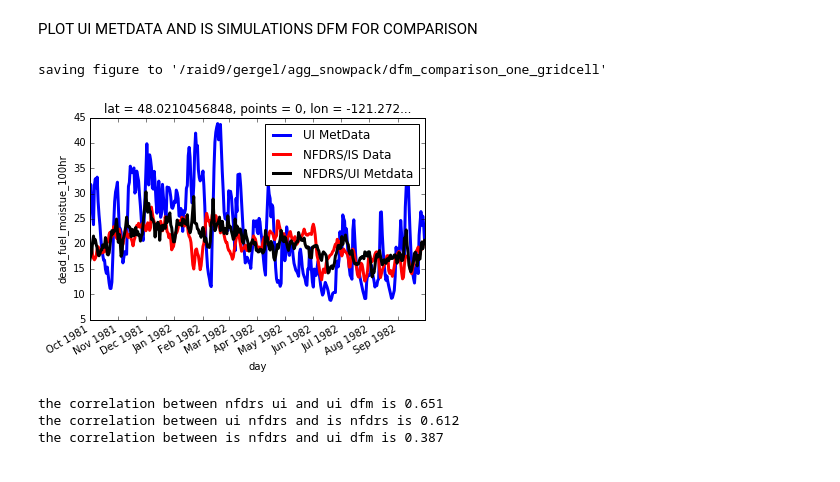
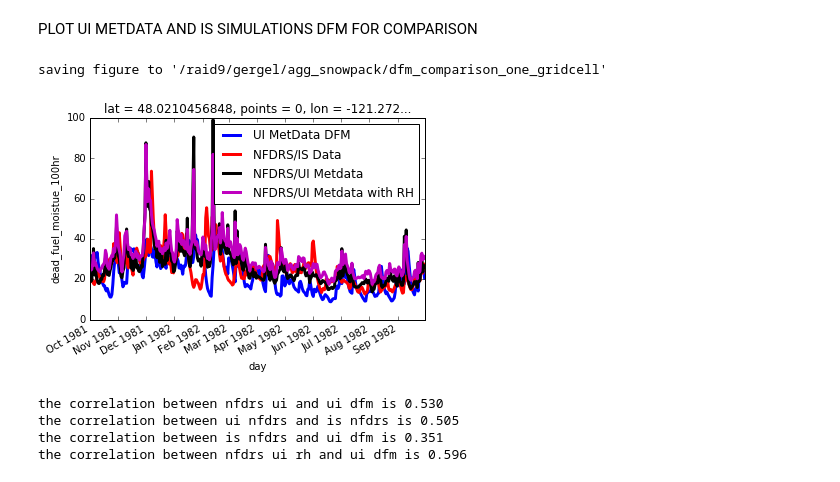
Before and after one commit to XUEYANZHANG9/IS_snowfire, a Jupyter notebook: calc_dfm_gridcell.ipynb, the cells around one changed output. Cells and saved outputs as stored; diff of their text form; code cells hidden in the pictures.

Commit message:
add relative humidity from metdata to compare with derived fields

```diff
--- a/calc_dfm_gridcell.ipynb
+++ b/calc_dfm_gridcell.ipynb
@@ -31,9 +31,19 @@ def estimate_emc(RH,T):
         EMC = 21.0606 + (0.005565*(RH**2)) - (0.00035*RH*T) - (0.483199*RH)
     return(EMC)
 
+def estimate_emc_rh(RH,T):
+    if RH.relative_humidity < 10:
+        EMC = 0.03229 + (0.281073 * RH.relative_humidity) - (0.000578 * T * RH.relative_humidity)
+    elif RH.relative_humidity >= 10 and RH.relative_humidity <= 50:
+        EMC = 2.22749 + (0.160107*RH.relative_humidity) - (0.014784*T)
+    else:
+        EMC = 21.0606 + (0.005565*(RH.relative_humidity**2)) - (0.00035*RH.relative_humidity*T) - (0.483199*RH.relative_humidity)
+    return(EMC)
+
+
 def nfdrs_climate_class(lon):
     ## use eastern boundary of the Cascades to delineate (this might need refinement)
-    if lon > -122.5:
+    if lon > -120.5:
         climate_class = 2
         wetrat = 0.25
     else:
@@ -223,6 +235,18 @@ tmax_file2 = "tmmx_%s.nc" % "1982"
 tmax_full1 = xray.open_dataset(os.path.join(direc,tmax_file1)) ## load tmax
 tmax_full2 = xray.open_dataset(os.path.join(direc,tmax_file2)) ## load tmax
 tmax_full = xray.concat([tmax_full1,tmax_full2], dim='day')
+
+rhmin_file1 = "rmin_%s.nc" % "1981"
+rhmin_file2 = "rmin_%s.nc" % "1982"
+rhmin_full1 = xray.open_dataset(os.path.join(direc,rhmin_file1)) ## load rhmin
+rhmin_full2 = xray.open_dataset(os.path.join(direc,rhmin_file2))
+rhmin_full = xray.concat([rhmin_full1,rhmin_full2], dim='day')
+
+rhmax_file1 = "rmax_%s.nc" % "1981"
+rhmax_file2 = "rmax_%s.nc" % "1982"
+rhmax_full1 = xray.open_dataset(os.path.join(direc,rhmax_file1)) ## load rhmin
+rhmax_full2 = xray.open_dataset(os.path.join(direc,rhmax_file2))
+rhmax_full = xray.concat([rhmax_full1,rhmax_full2], dim='day')
 
 q_file1 = "sph_%s.nc" % "1981"
 q_file2 = "sph_%s.nc" % "1982"
@@ -249,8 +273,9 @@ tmin = tmin_full.isel_points(lon=[lon_ind],lat=[lat_ind])
 tmax = tmax_full.isel_points(lon=[lon_ind],lat=[lat_ind])
 q = q_full.isel_points(lon=[lon_ind],lat=[lat_ind])
 pptamt = pr_full.isel_points(lon=[lon_ind],lat=[lat_ind])
+rhmin = rhmin_full.isel_points(lon=[lon_ind],lat=[lat_ind])
+rhmax = rhmax_full.isel_points(lon=[lon_ind],lat=[lat_ind])
 
-
-del tmin_full,tmax_full, q_full,pr_full
+del tmin_full,tmax_full, q_full,pr_full,rhmin_full,rhmax_full
 gc.collect()
 # %% [output]
@@ -404,43 +478,49 @@ date_range = [tp_start + dt.timedelta(days=i) for i in range(0, (tp_end-tp_start
 
 ui_start = dt.datetime(1980,12,31)
 ui_end = dt.datetime(1982,12,31)
 arr_ui = [ui_start + dt.timedelta(days=i) for i in range(0, (ui_end-ui_start).days)]
 dates_ui = np.asarray(arr_ui)
 
 lon_ind = np.argmin(np.abs(ds.lon - lon))
 lat_ind = np.argmin(np.abs(ds.lat - lat))
 
 lw = 3.0
 
 dfm = ds_full.isel_points(lon=[lon_ind],lat=[lat_ind])
 dfm_sel = dfm.sel(day=slice('1981-10-01', '1982-9-30'))
-dfm_sel['dead_fuel_moistue_100hr'].plot(label='UI MetData',linewidth=lw)
+dfm_sel['dead_fuel_moistue_100hr'].plot(label='UI MetData DFM',linewidth=lw)
 
 plt.plot(date_range,np.asarray(arr_mc100)[(arr_datess >= tp_start) * (arr_datess < tp_end)],color='r',
          label='NFDRS/IS Data',linewidth=lw)
 
 plt.plot(date_range,np.asarray(arr_mc100_ui)[(dates_ui >= tp_start) * (dates_ui < tp_end)],color='k',
          label='NFDRS/UI Metdata',linewidth=lw)
+
+plt.plot(date_range,np.asarray(arr_mc100_ui_rh)[(dates_ui >= tp_start) * (dates_ui < tp_end)],color='m',
+         label='NFDRS/UI Metdata with RH',linewidth=lw)
 
 plt.legend(loc='upper right')
 
 ## save plot
 direc = '/raid9/gergel/agg_snowpack/'
 plotname = 'dfm_comparison_one_gridcell'
 savepath = os.path.join(direc, plotname)
 print ("saving figure to '%s'" % savepath)
 plt.savefig(savepath)
 # %% [output]
 saving figure to '/raid9/gergel/agg_snowpack/dfm_comparison_one_gridcell'
-[figure, old version]
+[figure, new version]
 # %%
 nfdrs_ui = np.asarray(arr_mc100_ui)[(dates_ui >= tp_start) * (dates_ui < tp_end)]
 dfm_ui = dfm_sel['dead_fuel_moistue_100hr']
 nfdrs_is = np.asarray(arr_mc100)[(arr_datess >= tp_start) * (arr_datess < tp_end)]
+nfdrs_ui_rh = np.asarray(arr_mc100_ui_rh)[(dates_ui >= tp_start) * (dates_ui < tp_end)]
 print('the correlation between nfdrs ui and ui dfm is %.3f' %np.corrcoef(nfdrs_ui,dfm_ui)[0,1])
 print('the correlation between ui nfdrs and is nfdrs is %.3f' %np.corrcoef(nfdrs_ui,nfdrs_is)[0,1])
 print('the correlation between is nfdrs and ui dfm is %.3f' %np.corrcoef(nfdrs_is,dfm_ui)[0,1])
+print('the correlation between nfdrs ui rh and ui dfm is %.3f' %np.corrcoef(nfdrs_ui_rh,dfm_ui)[0,1])
 # %% [output]
-the correlation between nfdrs ui and ui dfm is 0.651
-the correlation between ui nfdrs and is nfdrs is 0.612
-the correlation between is nfdrs and ui dfm is 0.387
+the correlation between nfdrs ui and ui dfm is 0.530
+the correlation between ui nfdrs and is nfdrs is 0.505
+the correlation between is nfdrs and ui dfm is 0.351
+the correlation between nfdrs ui rh and ui dfm is 0.596
```
Also changed, not shown: parts of 9 cells of this notebook.
